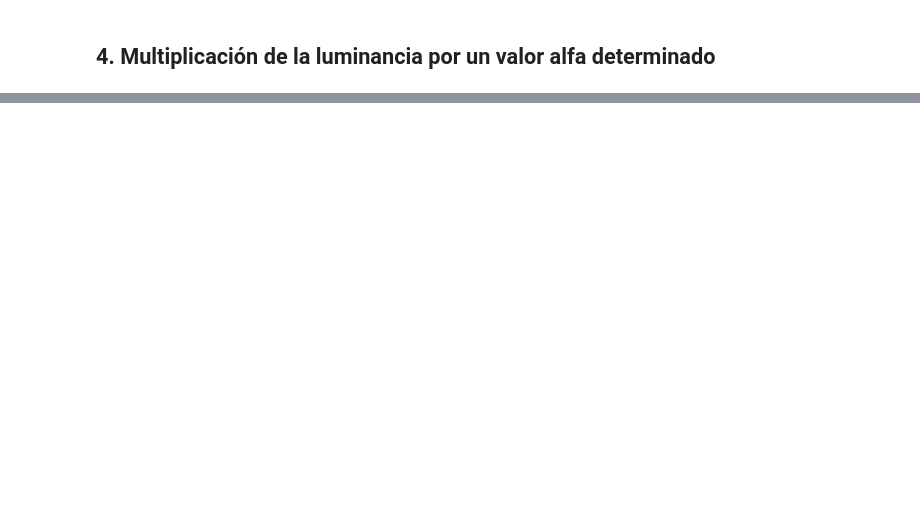
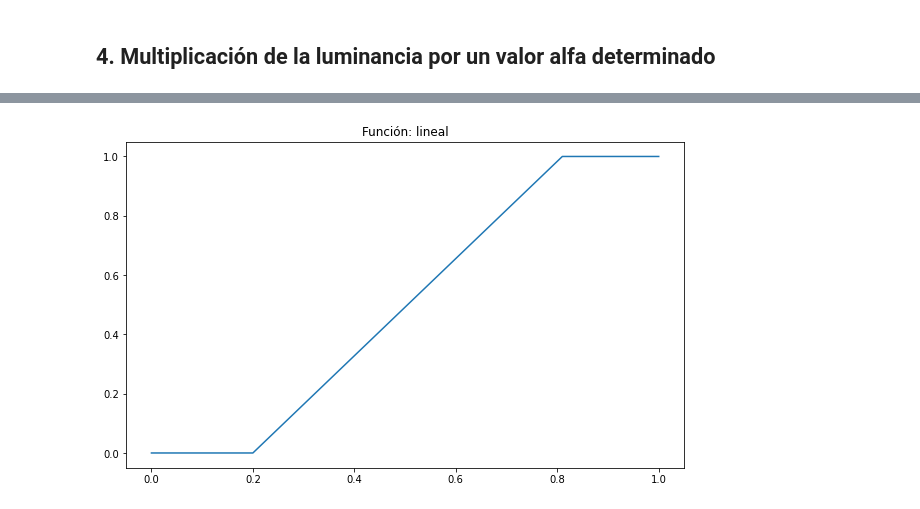
Before and after one commit to nicolassalomon96/procesamiento_imagenes_UNS, a Jupyter notebook: TP4/Histograma_de_luminancia.ipynb, the cells around one changed output, grey strips where cells are left out. Saved outputs shown, nothing was run; the diff lists cells and outputs as text; code cells hidden in the pictures; blank space fills up the shorter version.

```diff
--- a/TP4/Histograma_de_luminancia.ipynb
+++ b/TP4/Histograma_de_luminancia.ipynb
@@ -250,0 +275,38 @@ plot_image_histo(image_mod_rgb, counts_relative_freq_alfa, bins_alfa, Contadores
+# %%
+def plot_sqr_function(xmin, xmax):
+  x = np.arange(xmin, xmax + 0.01, 0.01)
+  plt.figure(figsize=(10,6))
+  plt.plot(x, x**2)
+  plt.title("Función: sqr")
+  plt.show()
+
+def plot_sqrt_function(xmin, xmax):
+  x = np.arange(xmin, xmax + 0.01, 0.01)
+  plt.figure(figsize=(10,6))
+  plt.plot(x, x**0.5)
+  plt.title("Función: sqrt")
+  plt.show()
+
+def plot_lineal_function(xmin, xmax, y_in_min, y_in_max):
+
+  steps = 0.01
+  x1 = np.arange(xmin, y_in_min, steps)
+  x2 = np.arange(y_in_min, y_in_max, steps)
+  x3 = np.arange(y_in_max + steps, xmax + steps, steps)
+
+  y1 = np.zeros(len(x1))
+  y2 = np.arange(xmin, xmax, (xmax - xmin)/len(x2))
+  y3 = np.ones(len(x3))
+
+  x = np.concatenate((x1,x2,x3))
+  y = np.concatenate((y1,y2,y3))
+
+
+  plt.figure(figsize=(10,6))
+  plt.plot(x, y)
+  plt.title("Función: lineal")
+  plt.show()
+# %%
+plot_lineal_function(0,1,0.2,0.8)
+# %% [output]
+[figure, added]
```
Also changed, not shown: parts of 7 cells of this notebook.
